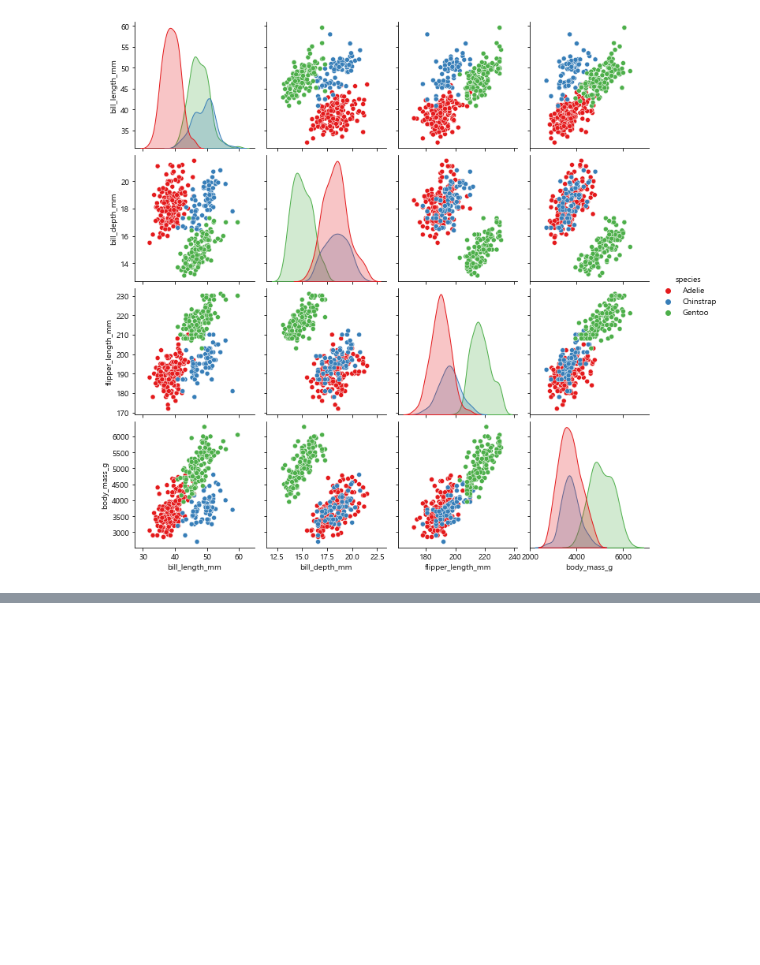
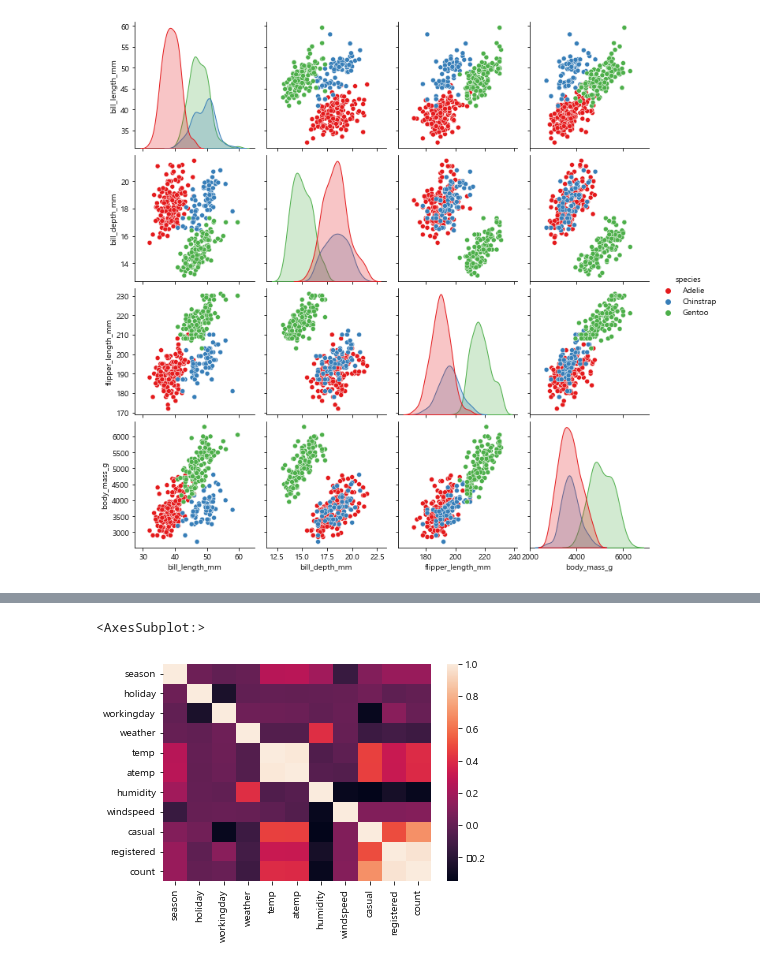
Before and after one commit to pillz9408/python, a Jupyter notebook: DataVisualize/seabornEx.ipynb, the cells around one changed output, grey strips where cells are left out. Drawn from its saved outputs; the diff is of its cells as text; code cells hidden in the pictures; blank space fills up the shorter version.

```diff
--- a/DataVisualize/seabornEx.ipynb
+++ b/DataVisualize/seabornEx.ipynb
@@ -131,0 +147,3 @@ plt.show()
+# %%
+bike = pd.read_csv('./bike.csv',encoding='utf-8')
+bike.head()
@@ -131,0 +203,6 @@ plt.show()
+# %%
+corr = bike.corr()
+sns.heatmap(corr)
+# %% [output]
+<AxesSubplot:>
+[figure, added]
```
Also changed, not shown: parts of 9 cells of this notebook, 1 other file.
